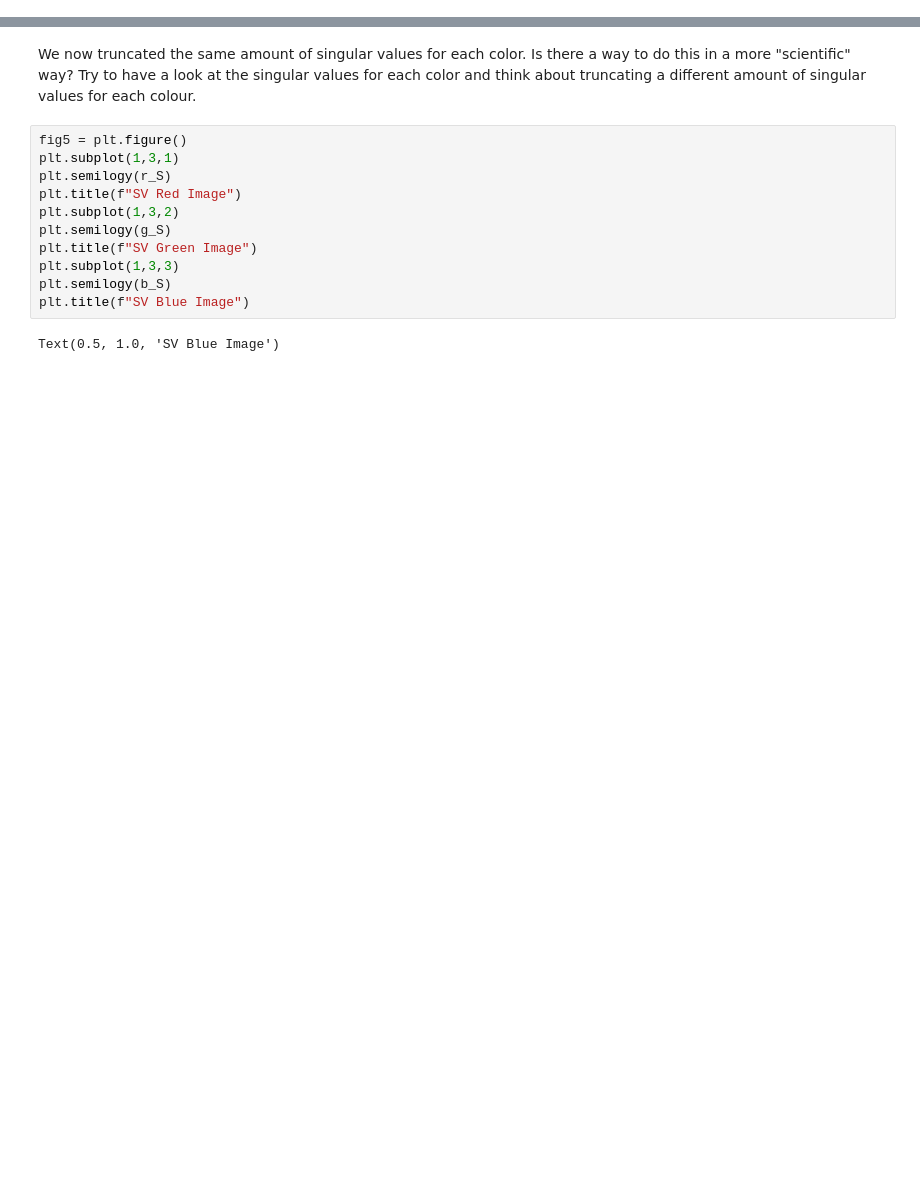
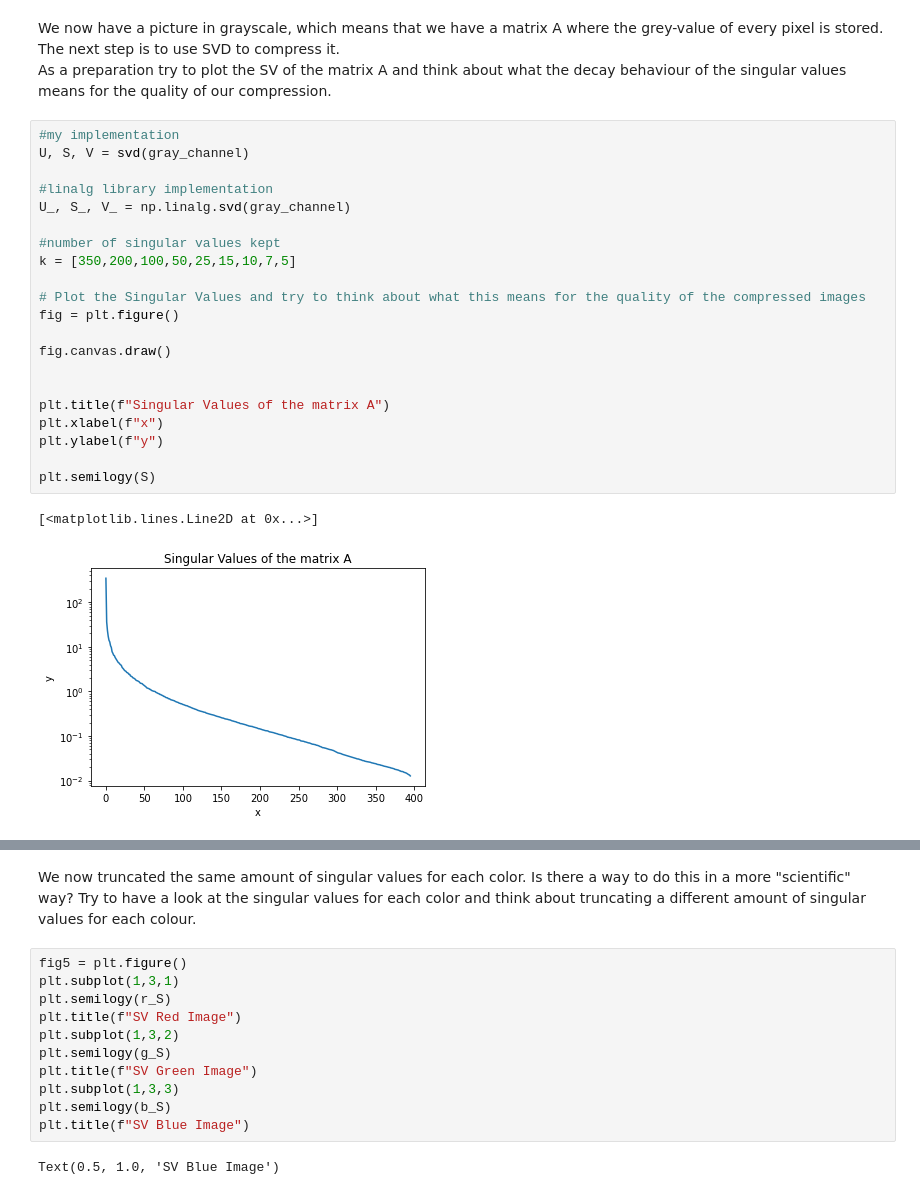
Before and after one commit to Saamuu/DataLab, a Jupyter notebook: DataLab/ImageCompression.ipynb, the cells around one changed output, grey strips where cells are left out. Cells and saved outputs as stored; diff of their text form; blank space fills up the shorter version.

```diff
--- a/DataLab/ImageCompression.ipynb
+++ b/DataLab/ImageCompression.ipynb
@@ -113,0 +78,27 @@ for i in range(len(k)):
+# %% [markdown]
+We now have a picture in grayscale, which means that we have a matrix A where the grey-value of every pixel is stored. The next step is to use SVD to compress it. <br>
+As a preparation try to plot the SV of the matrix A and think about what the decay behaviour of the singular values means for the quality of our compression.
+# %%
+#my implementation
+U, S, V = svd(gray_channel)
+
+#linalg library implementation
+U_, S_, V_ = np.linalg.svd(gray_channel)
+
+#number of singular values kept
+k = [350,200,100,50,25,15,10,7,5]
+
+# Plot the Singular Values and try to think about what this means for the quality of the compressed images
+fig = plt.figure()
+
+fig.canvas.draw()
+
+
+plt.title(f"Singular Values of the matrix A")
+plt.xlabel(f"x")
+plt.ylabel(f"y")
+
+plt.semilogy(S)
+# %% [output]
+[<matplotlib.lines.Line2D at 0x...>]
+[figure, added]
```
Also changed, not shown: parts of 9 cells of this notebook.
